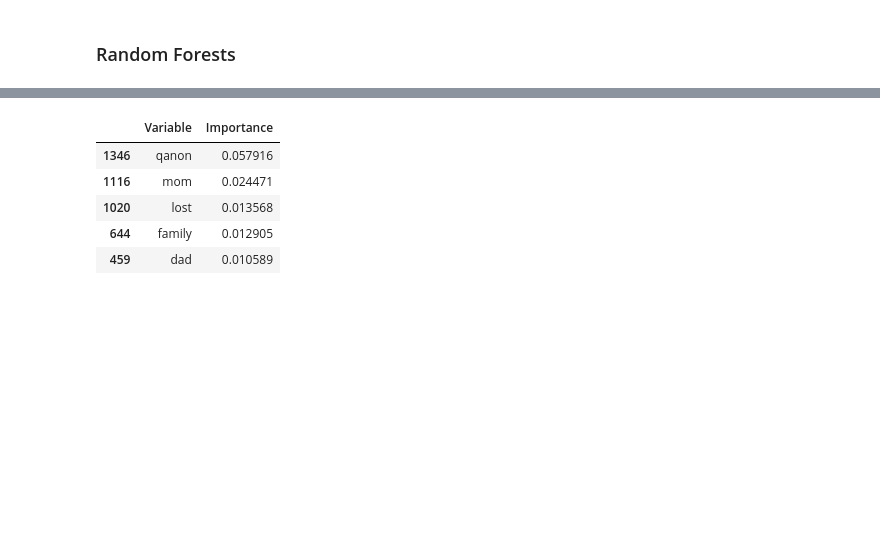
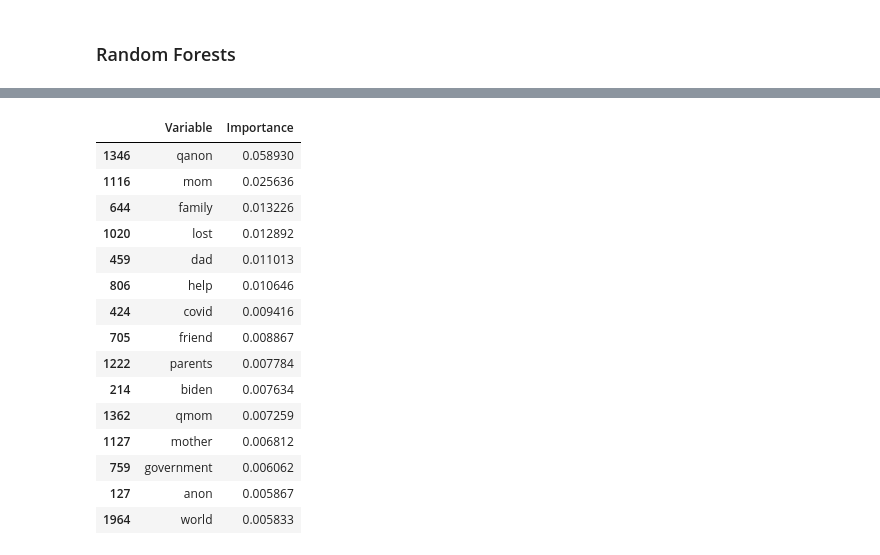
Before and after one commit to mduff12/mduff12, a Jupyter notebook: projects/project3/project_3-master/03 Models.ipynb, the cells around one changed output, grey strips where cells are left out. Saved outputs shown, nothing was run; the diff lists cells and outputs as text; code cells hidden in the pictures; blank space fills up the shorter version.

```diff
--- a/projects/project3/project_3-master/03 Models.ipynb
+++ b/projects/project3/project_3-master/03 Models.ipynb
@@ -264,12 +264,22 @@ rfc_importance.to_csv('./data/Random_forest_classifier_variables.csv', index=Fal
 # %%
 lgr_coefs.to_csv('./data/logistic_regression_variables.csv', index=False)
 # %%
-rfc_importance.head(5)
+rfc_importance.head(15)
 # %% [output]
 |  | Variable | Importance |
-| 1346 | qanon | 0.057916 |
-| 1116 | mom | 0.024471 |
-| 1020 | lost | 0.013568 |
-| 644 | family | 0.012905 |
-| 459 | dad | 0.010589 |
+| 1346 | qanon | 0.058930 |
+| 1116 | mom | 0.025636 |
+| 644 | family | 0.013226 |
+| 1020 | lost | 0.012892 |
+| 459 | dad | 0.011013 |
+| 806 | help | 0.010646 |
+| 424 | covid | 0.009416 |
+| 705 | friend | 0.008867 |
+| 1222 | parents | 0.007784 |
+| 214 | biden | 0.007634 |
+| 1362 | qmom | 0.007259 |
+| 1127 | mother | 0.006812 |
+| 759 | government | 0.006062 |
+| 127 | anon | 0.005867 |
+| 1964 | world | 0.005833 |
 # %%
```
Also changed, not shown: parts of 7 cells of this notebook, 4 other files.
